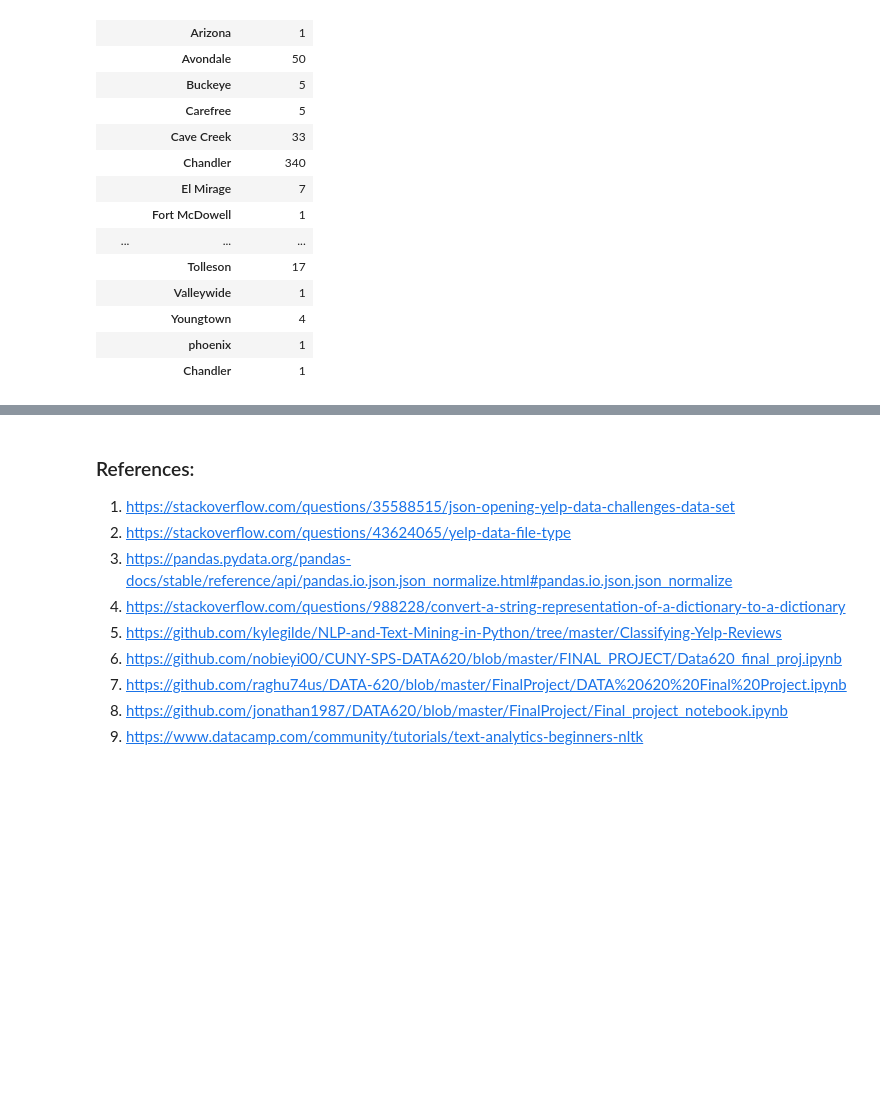
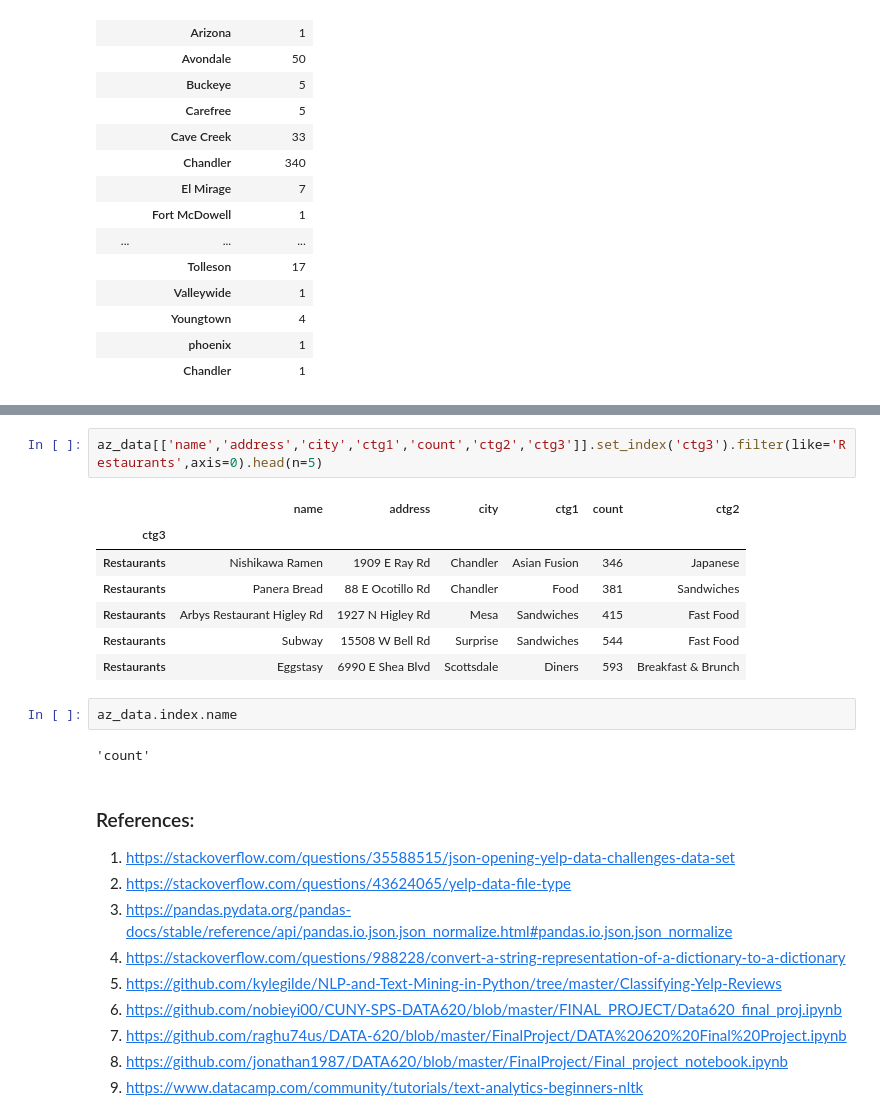
Before and after one commit to talham/yelp_project, a Jupyter notebook: Yelp_analysis.ipynb, the cells around one changed output, grey strips where cells are left out. Drawn from its saved outputs; the diff is of its cells as text; blank space fills up the shorter version.

```diff
--- a/Yelp_analysis.ipynb
+++ b/Yelp_analysis.ipynb
@@ -289,3 +369,17 @@ az_data.head(n=5)
+# %%
+az_data[['name','address','city','ctg1','count','ctg2','ctg3']].set_index('ctg3').filter(like='Restaurants',axis=0).head(n=5)
+# %% [output]
+|  | name | address | city | ctg1 | count | ctg2 |
+| ctg3 |  |  |  |  |  |  |
+| Restaurants | Nishikawa Ramen | 1909 E Ray Rd | Chandler | Asian Fusion | 346 | Japanese |
+| Restaurants | Panera Bread | 88 E Ocotillo Rd | Chandler | Food | 381 | Sandwiches |
+| Restaurants | Arbys Restaurant Higley Rd | 1927 N Higley Rd | Mesa | Sandwiches | 415 | Fast Food |
+| Restaurants | Subway | 15508 W Bell Rd | Surprise | Sandwiches | 544 | Fast Food |
+| Restaurants | Eggstasy | 6990 E Shea Blvd | Scottsdale | Diners | 593 | Breakfast & Brunch |
+# %%
+az_data.index.name
+# %% [output]
+'count'
 # %% [markdown]
 ### References:
 1. https://stackoverflow.com/questions/35588515/json-opening-yelp-data-challenges-data-set
```
Also changed, not shown: parts of 13 cells of this notebook.
